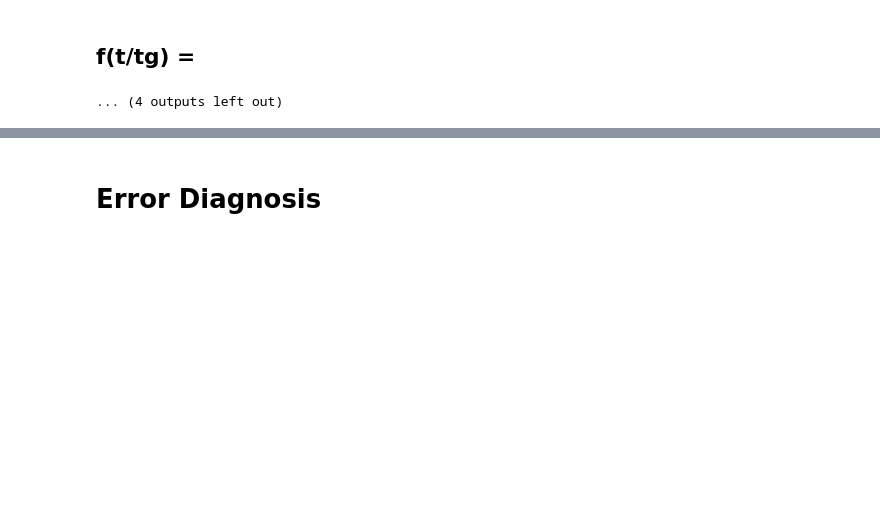
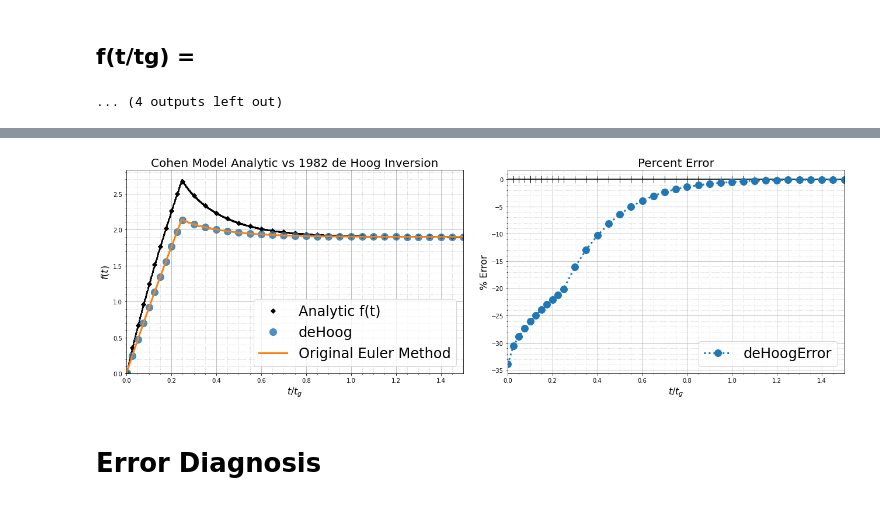
Before and after one commit to ryerrabelli/Yerrabelli-Spector-Poroelastic-Model-Code, a Jupyter notebook: src/ModelInversions.ipynb, the cells around one changed output, grey strips where cells are left out. Saved outputs shown, nothing was run; the diff lists cells and outputs as text; code cells hidden in the pictures; blank space fills up the shorter version.

```diff
--- a/src/ModelInversions.ipynb
+++ b/src/ModelInversions.ipynb
@@ -1408,0 +1629,55 @@ f(t/tg) =
+# %%
+ncols = 2 if "f(t)" in df.columns else 2
+nrows = 1
+
+fig, axes = plt.subplots(nrows=nrows,ncols=ncols, figsize=(9*ncols,6*nrows))
+if "f(t)" in df.columns:
+    continuous_t = np.linspace(0,np.max(df["t"]),1000,endpoint=True)
+    axes.flat[0].plot(continuous_t/tg,ft(continuous_t), "k.", ms=4)
+    axes.flat[0].plot(df["t"]/tg,df["f(t)"], "kD", lw=2, ms=6, label="Analytic f(t)")
+
+
+for ind,method in enumerate(inversion_methods):
+    axes.flat[0].plot(df["t"]/tg,df[method],
+                      "o", ms=12, alpha=0.8,
+                      #marker=[4,5,6][ind], markersize=12, alpha=0.8,  # caret triangles
+                      #"DPX"[ind], markersize=18-ind*6,
+                      #"123"[ind], markersize=18,
+                      #"s8X"[ind], markersize=12-ind*3,
+                      #"o",alpha=0.85, markersize=12-ind*4,
+                      label=method)  #, markeredgecolor=(0,0,0,1), , markeredgewidth=6
+axes.flat[0].set_ylabel(f"$f(t)$",fontsize=16)
+axes.flat[0].set_ylim([0,None])
+
+euler_inverted = inverting.euler_inversion( viscoporoelastic_model.getCohenModelModified().laplace_value, continuous_t/tg)
+axes.flat[0].plot(continuous_t/tg, euler_inverted, "-", lw=3, label="Original Euler Method" )
+
+
+if ncols>1 and "f(t)" in df.columns:
+    #next(axes.flat[1]._get_lines.prop_cycler)  # skip first color to line up
+    axes.flat[1].plot(df["t"]/tg, np.full_like(df["t"],0), "k|-", ms=12)
+    for ind,method in enumerate(inversion_methods):
+        axes.flat[1].plot(df["t"]/tg,df[f"{method}Error"]*100,
+                          "o:", ms=12, lw=3,
+                          #"DPX"[ind]+":", markersize=18-ind*6,
+                          #"o--",alpha=0.85, markersize=12-ind*4,
+                          label=f"{method}Error")
+    axes.flat[1].set_ylabel(f"% Error",fontsize=16)
+
+axes.flat[0].set_title("Cohen Model Analytic vs 1982 de Hoog Inversion",fontsize=20)
+axes.flat[1].set_title("Percent Error",fontsize=20)
+
+
+
+for ax in fig.axes:
+    ax.grid(which="major")  # set major grid lines
+    ax.grid(which="minor", alpha=0.75, linestyle=":")  # set minor grid lines, but make them less visible
+    ax.xaxis.set_minor_locator(matplotlib.ticker.AutoMinorLocator())
+    ax.yaxis.set_minor_locator(matplotlib.ticker.AutoMinorLocator())
+    ax.set_xlim([0,np.max(df["t"])/tg])
+    ax.set_xlabel(f"$t/t_g$",fontsize=16)
+    ax.legend(loc="lower right", fontsize=24)
+fig.tight_layout()
+
+plt.savefig(get_path_to_save(file_prefix="", save_filename="Cohen Model Inversion via de Hoog technique"), bbox_inches='tight')  # Include the bbox_inches='tight' is critical to ensure the saved images aren't cutoff while the colab images are normal
+# %% [output]
@@ -1409,3 +1685,4 @@ f(t/tg) =
+[figure, added]
 # %% [markdown]
 # Error Diagnosis
 # %% [markdown]
```
Also changed, not shown: parts of 17 cells of this notebook, 5 other files.
